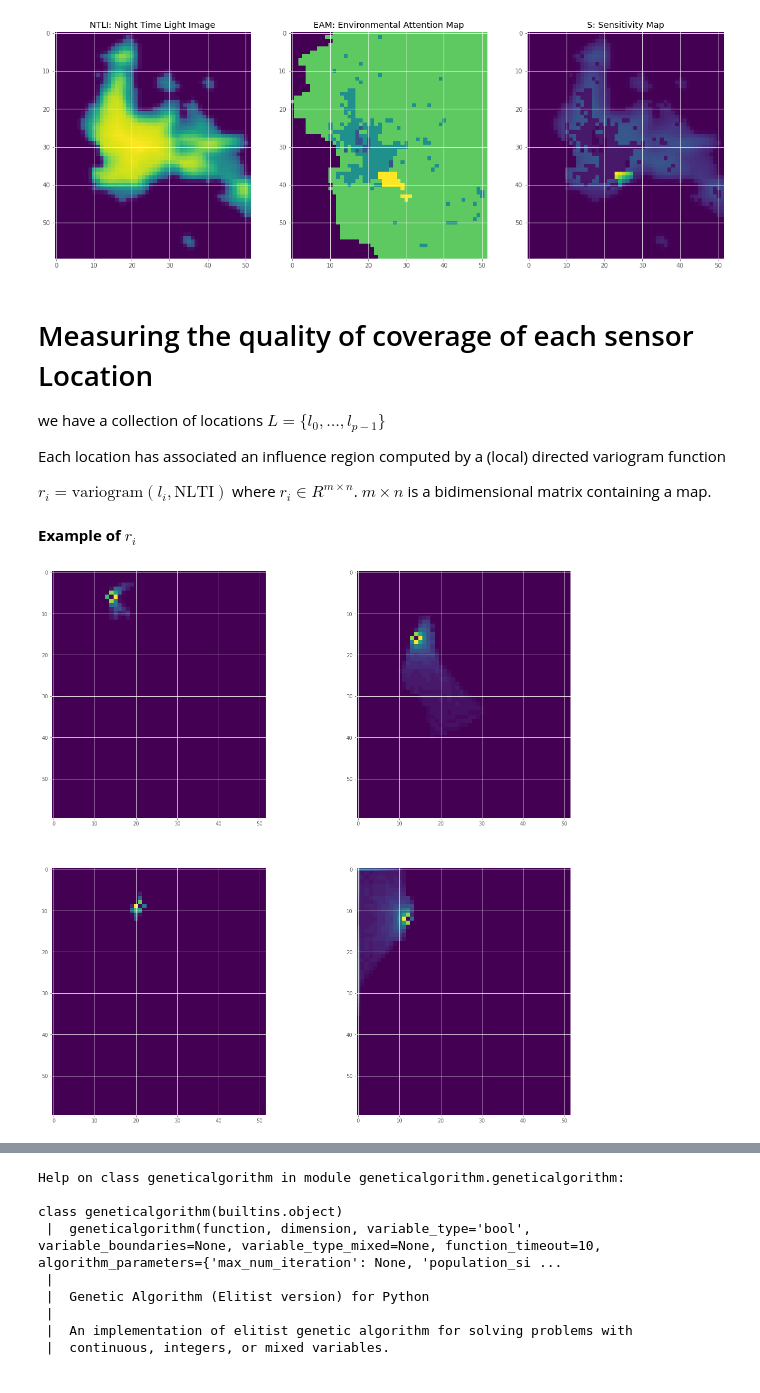
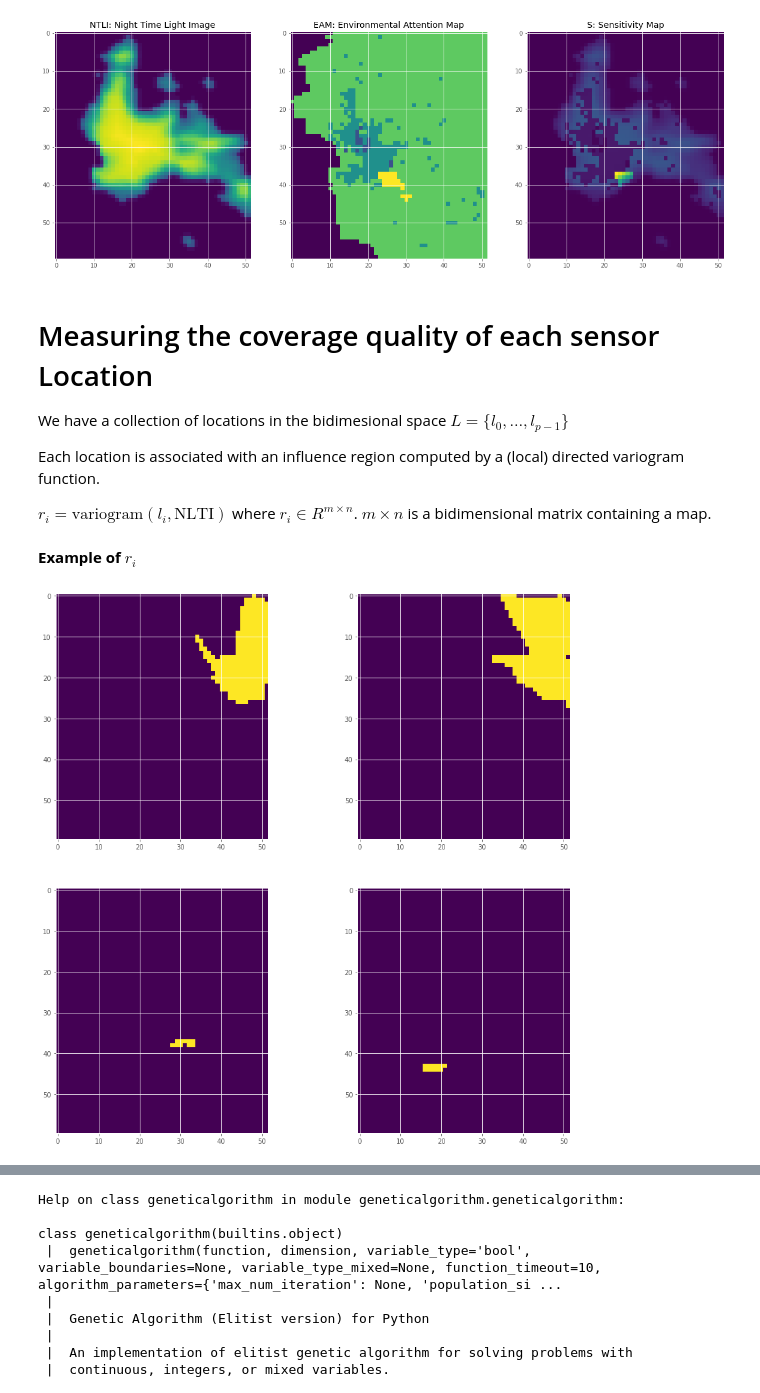
Before and after one commit to rdglpz/optimal_light_sensor_location, a Jupyter notebook: proof of concept.ipynb, the cells around one changed output, grey strips where cells are left out. Drawn from its saved outputs; the diff is of its cells as text; code cells hidden in the pictures.

```diff
--- a/proof of concept.ipynb
+++ b/proof of concept.ipynb
@@ -24,24 +26,16 @@ sigma_y = 0.5
 sigma_x = 0.5
 sigma = [sigma_y,sigma_x]
 
-data = pd.read_csv("allcoversnonsatat15percent.csv")
+#Loading Variogram Information previoulsy computed
+data = pd.read_csv("th0.5_atol_15_dirdelta_2.csv")
 
+#NLTI: luminance
 luminance = ps.readIMG(ilumina)
+
+#EAM: Environtmental attention map is the importance
 importance = ps.readIMG(niveles,invert=True)
-
 nonsat = ps.desaturate(luminance,th=62)
 nonsat = sp.ndimage.filters.gaussian_filter(nonsat, sigma, mode='constant')
-
-W1 = ps.f5(nonsat,importance,e=7)
-seeds = ps.getMax(W1)
-
-seeds_nonsat = ps.getMax(nonsat)
-coords_nonsat = ps.get_coords(seeds_nonsat)
-
-plt.figure(figsize=(5, 5), dpi=80)
-plt.imshow(seeds*np.max(W1)/2+W1)
-plt.imshow(seeds*np.max(nonsat)+nonsat)
-plt.title("Maximos localizados con  $W = L \cdot 7^i$ ")
-plt.show()
+W1 = ps.f5(nonsat,importance,e=2)
 # %% [output]
  W = i*a^(p)
@@ -129,11 +128,11 @@ plt.show()
  W = i*a^(p)
 [figure]
 # %% [markdown]
-# Measuring the quality of coverage of each sensor Location
+# Measuring the coverage quality of each sensor Location
 
-we have a collection of locations $L=\{l_0,\dots,l_{p-1}\}$
+We have a collection of locations in the bidimesional space $L=\{l_0,\dots,l_{p-1}\}$
 
-Each location has associated an influence region computed by a (local) directed variogram function
+Each location is associated with an influence region computed by a (local) directed variogram function.
 
 $r_i = \text{variogram}(l_i,\text{NLTI})$ where $r_i\in R^{m \times n}$. $m \times n$ is a bidimensional matrix containing a map.
 # %% [markdown]
@@ -141,15 +140,15 @@ $r_i = \text{variogram}(l_i,\text{NLTI})$ where $r_i\in R^{m \times n}$. $m \tim
 # %%
 L = 2
 selected_locations = [np.random.randint((len(varmask))) for i in np.arange(L**2)]
 
-fig, axs = plt.subplots(L, L,figsize=(20,20))
+fig, axs = plt.subplots(L, L,figsize=(15,15))
 
 for i,s in enumerate(selected_locations):
     sploty = i%L
     splotx = int(i/L)
-    axs[sploty, splotx].imshow(varmask[s])
+    axs[sploty, splotx].imshow(varmask[s]>0)
 
 plt.show()
 # %% [output]
-[figure, old version]
+[figure, new version]
 # %% [markdown]
```
Also changed, not shown: parts of 33 cells of this notebook, 3 other files.
